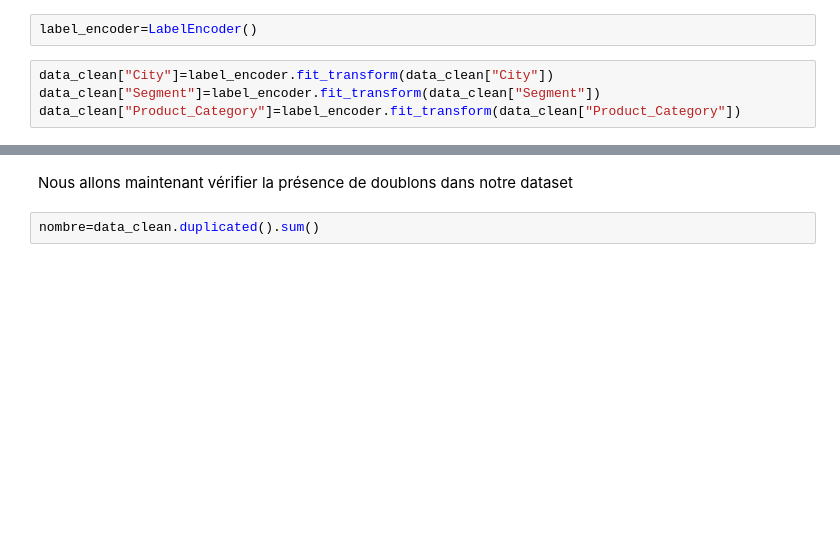
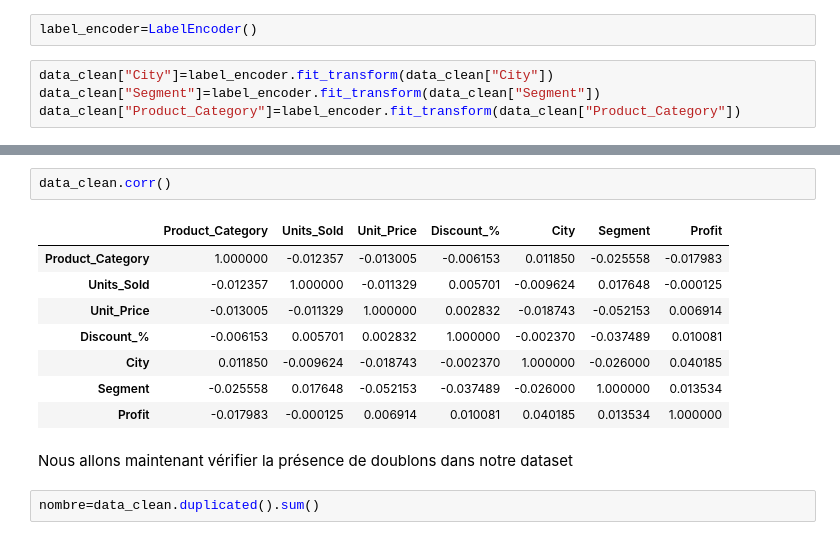
Before and after one commit to paulemoussavou3-alt/Analyse_commande_commerciale, a Jupyter notebook: train_ca.ipynb, the cells around one changed output, grey strips where cells are left out. Cells and saved outputs as stored; diff of their text form; blank space fills up the shorter version.

```diff
--- a/train_ca.ipynb
+++ b/train_ca.ipynb
@@ -321,4 +319,15 @@ data_clean
 2500 rows × 7 columns
+# %%
+data_clean.corr()
+# %% [output]
+|  | Product_Category | Units_Sold | Unit_Price | Discount_% | City | Segment | Profit |
+| Product_Category | 1.000000 | -0.012357 | -0.013005 | -0.006153 | 0.011850 | -0.025558 | -0.017983 |
+| Units_Sold | -0.012357 | 1.000000 | -0.011329 | 0.005701 | -0.009624 | 0.017648 | -0.000125 |
+| Unit_Price | -0.013005 | -0.011329 | 1.000000 | 0.002832 | -0.018743 | -0.052153 | 0.006914 |
+| Discount_% | -0.006153 | 0.005701 | 0.002832 | 1.000000 | -0.002370 | -0.037489 | 0.010081 |
+| City | 0.011850 | -0.009624 | -0.018743 | -0.002370 | 1.000000 | -0.026000 | 0.040185 |
+| Segment | -0.025558 | 0.017648 | -0.052153 | -0.037489 | -0.026000 | 1.000000 | 0.013534 |
+| Profit | -0.017983 | -0.000125 | 0.006914 | 0.010081 | 0.040185 | 0.013534 | 1.000000 |
 # %% [markdown]
 Nous allons maintenant vérifier la présence de doublons dans notre dataset
 # %%
```
Also changed, not shown: parts of 53 cells of this notebook.
